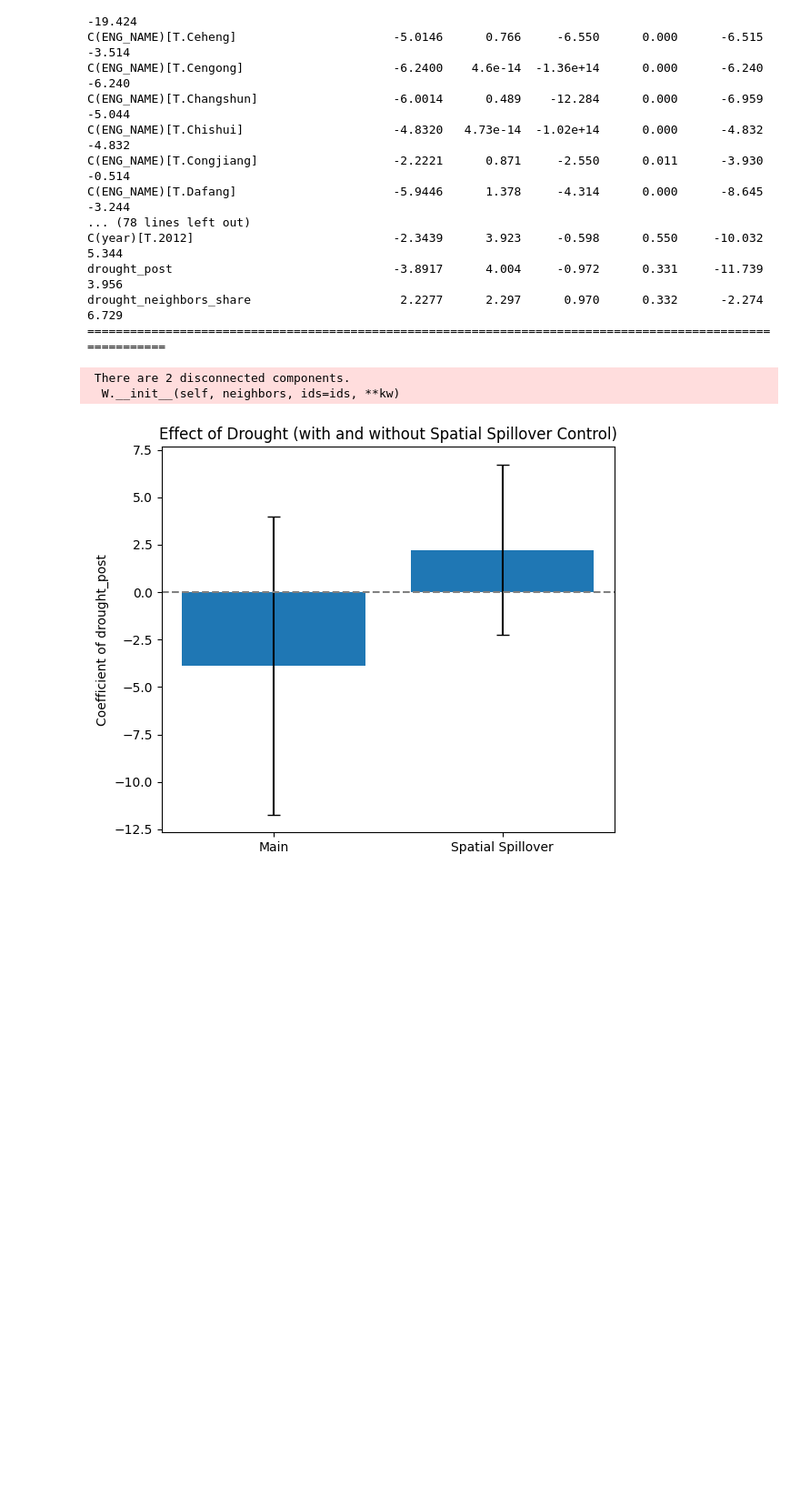
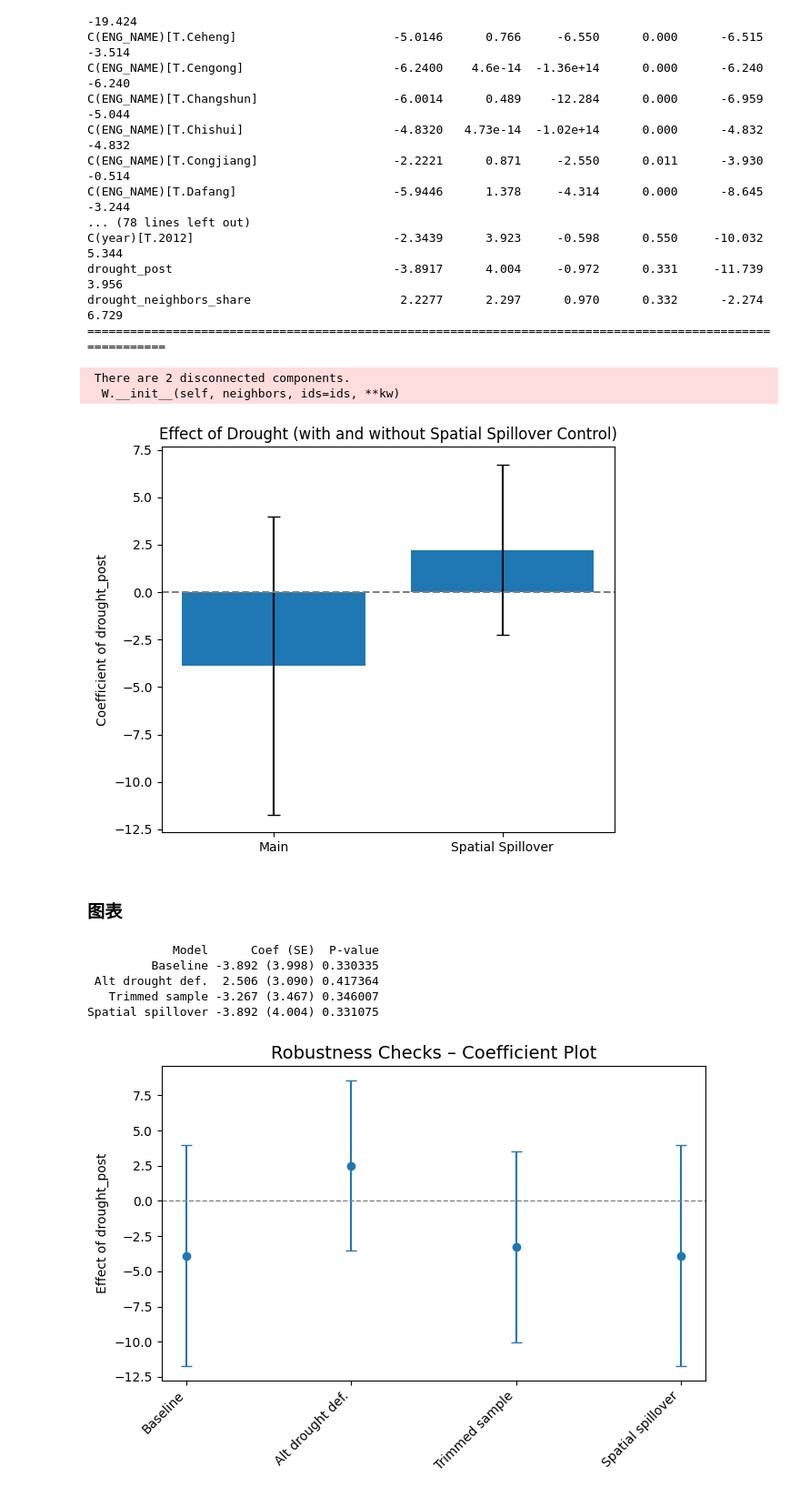
Before and after one commit to ixxiiris/CASA_Dissertation, a Jupyter notebook: DiD/did_event.ipynb, the cells around one changed output. Shown at 91% size. Saved outputs shown, nothing was run; the diff lists cells and outputs as text; code cells hidden in the pictures; blank space fills up the shorter version.

```diff
--- a/DiD/did_event.ipynb
+++ b/DiD/did_event.ipynb
@@ -1468,3 +1529,81 @@ plt.tight_layout()
 plt.show()
 # %% [output]
 [figure]
+# %% [markdown]
+### 图表
+# %%
+import pandas as pd
+import matplotlib.pyplot as plt
+import numpy as np
+import statsmodels.api as sm
+
+# === 1. 统一鲁棒性检验模型的命名 ===
+robust_models = {
+    "Baseline": (model_main, "drought_post"),
+    "Alt drought def.": (model_alt, "drought_post_alt"),  # 替代干旱定义
+    "Trimmed sample": (model_trim, "drought_post"),
+    "Spatial spillover": (model_spillover, "drought_post")
+}
+
+# === 2. 自动提取 drought_post 系数、标准误、p 值 ===
+def extract_result(name, model_info):
+    # 如果是 tuple，拆成 (模型对象, 变量名)
+    if isinstance(model_info, tuple):
+        model, var = model_info
+    else:
+        model, var = model_info, "drought_post"
+    try:
+        coef = model.params[var]
+        se = model.bse[var]
+        pval = model.pvalues[var]
+        return {"Model": name, "Coef": coef, "SE": se, "P-value": pval}
+    except KeyError:
+        return {"Model": name, "Coef": np.nan, "SE": np.nan, "P-value": np.nan}
+
+results_list = [extract_result(name, m) for name, m in robust_models.items()]
+df_results = pd.DataFrame(results_list)
+
+# === 3. 显著性符号函数 ===
+def sig_symbol(p):
+    if p < 0.01:
+        return "***"
+    elif p < 0.05:
+        return "**"
+    elif p < 0.1:
+        return "*"
+    else:
+        return ""
+
+df_results["Sig"] = df_results["P-value"].apply(sig_symbol)
+
+# === 4. 生成格式化列（用于表格） ===
+df_results["Coef (SE)"] = df_results.apply(
+    lambda x: f"{x['Coef']:.3f} ({x['SE']:.3f}){x['Sig']}", axis=1
+)
+
+# === 5. 生成论文用表格 ===
+df_table = df_results[["Model", "Coef (SE)", "P-value"]].copy()
+print(df_table.to_string(index=False))
+
+# === 6. 绘制系数 ± 95% CI 图 ===
+fig, ax = plt.subplots(figsize=(7, 5))
+x_pos = np.arange(len(df_results))
+ax.errorbar(
+    x_pos, df_results["Coef"],
+    yerr=1.96 * df_results["SE"],
+    fmt='o', color='tab:blue', ecolor='tab:blue', capsize=4
+)
+ax.axhline(0, color='gray', linestyle='--', lw=1)
+ax.set_xticks(x_pos)
+ax.set_xticklabels(df_results["Model"], rotation=45, ha='right')
+ax.set_ylabel("Effect of drought_post")
+ax.set_title("Robustness Checks – Coefficient Plot", fontsize=14)
+plt.tight_layout()
+plt.show()
+# %% [output]
+            Model      Coef (SE)  P-value
+         Baseline -3.892 (3.998) 0.330335
+ Alt drought def.  2.506 (3.090) 0.417364
+   Trimmed sample -3.267 (3.467) 0.346007
+Spatial spillover -3.892 (4.004) 0.331075
+[figure, added]
```
Also changed, not shown: parts of 8 cells of this notebook, 1 other file.
